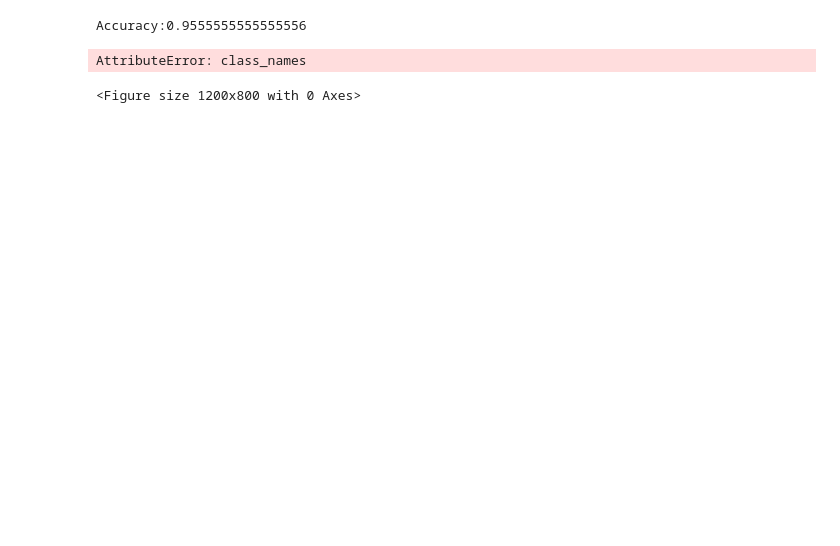
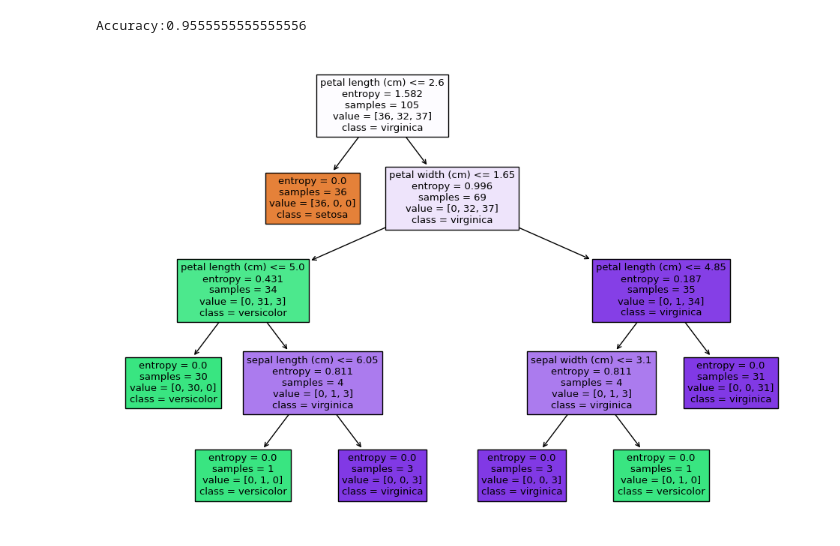
Before and after one commit to Dhruba2004/ml_practice, a Jupyter notebook: decision_tree.ipynb, the cells around one changed output. Drawn from its saved outputs; the diff is of its cells as text; code cells hidden in the pictures; blank space fills up the shorter version.

```diff
--- a/decision_tree.ipynb
+++ b/decision_tree.ipynb
@@ -1,28 +1,27 @@
 # %%
 from sklearn.datasets import load_iris
 from sklearn.model_selection import train_test_split
 from sklearn.tree import DecisionTreeClassifier
 from sklearn import metrics
 import matplotlib.pyplot as plt
 from sklearn.tree import plot_tree
 
 #load the iris dataset
 data = load_iris()
 X = data.data
 y = data.target
 #Split the dataset into training and testing
 X_train , X_test , y_train , y_test = train_test_split(X , y , test_size = 0.3,random_state = 1)
 clf = DecisionTreeClassifier(criterion='entropy')
 
 # train the model
 clf.fit(X_train , y_train)
 y_pred = clf.predict(X_test)
 accuracy = metrics.accuracy_score(y_test,y_pred)
 print(f'Accuracy:{accuracy}')
 plt.figure(figsize=(12,8))
-plot_tree(clf,feature_names = data.feature_names , class_names = data.class_names,filled = True)
+plot_tree(clf,feature_names = data.feature_names , class_names = data.target_names,filled = True)
 plt.show()
 # %% [output]
 Accuracy:0.9555555555555556
-AttributeError: class_names
-<Figure size 1200x800 with 0 Axes>
+[figure, added]
```
